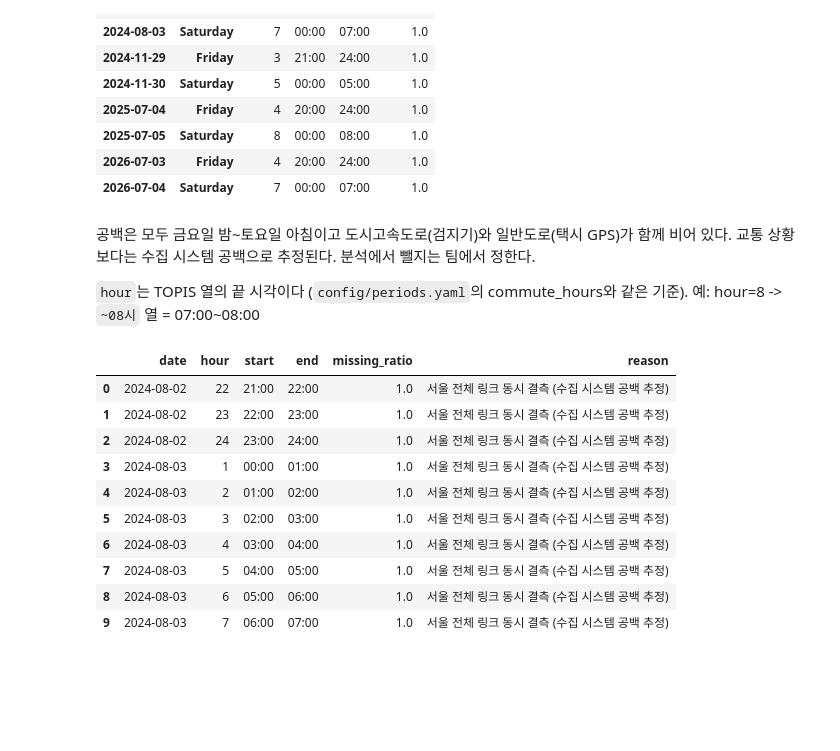
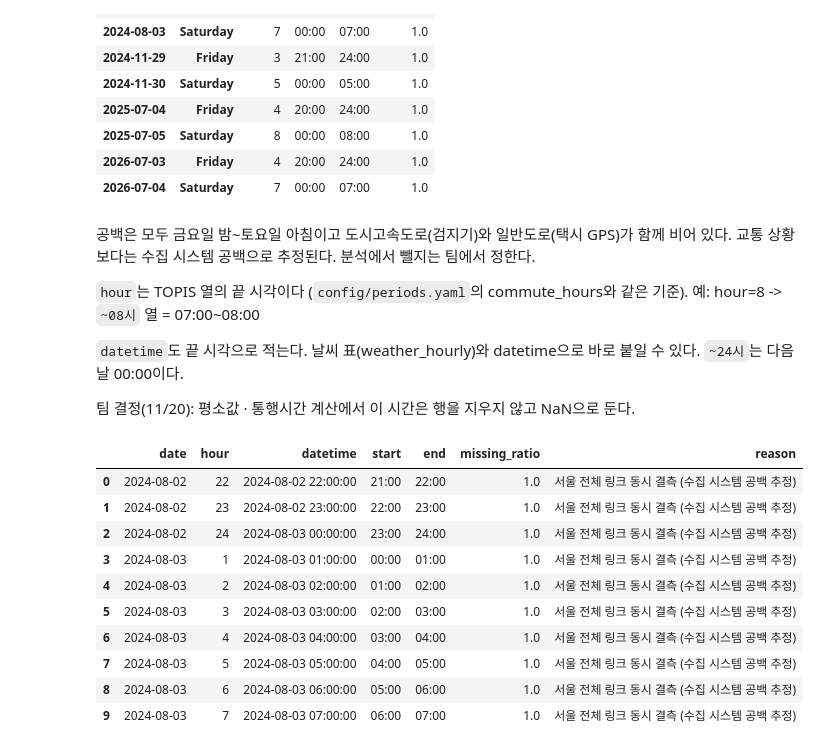
Before and after one commit to data-crawling-6/seoul-weather-traffic, a Jupyter notebook: notebooks/01_A_topis_check.ipynb, the cells around one changed output. Saved outputs shown, nothing was run; the diff lists cells and outputs as text; code cells hidden in the pictures; blank space fills up the shorter version.

```diff
--- a/notebooks/01_A_topis_check.ipynb
+++ b/notebooks/01_A_topis_check.ipynb
@@ -9,21 +9,17 @@
 
 CSV는 릴리스 `topis-data-v1`에서 받아 `data/raw/topis/csv/`에 풀어 두면 된다.
 # %%
+import sys
 from pathlib import Path
+
+ROOT = Path.cwd().parent
+sys.path.insert(0, str(ROOT))
+
 import numpy as np
 import pandas as pd
+from src.io_utils import TOPIS_CSV_DIR, HOUR_COLS, read_topis
 
-ROOT = Path.cwd().parent
-CSV_DIR = ROOT / 'data' / 'raw' / 'topis' / 'csv'
-HOUR_COLS = [f'~{h:02d}시' for h in range(1, 25)]
-
-
-def load(name, **kw):
-    # 2024-02 이전 파일은 시간 열이 '08시', 2024-03부터는 '~08시' -> '~08시'로 통일
-    df = pd.read_csv(CSV_DIR / name, encoding='utf-8-sig', **kw)
-    return df.rename(columns=lambda c: '~' + c if c[:2].isdigit() and c.endswith('시') else c)
-
-
+# read_topis: 2024-02 이전 파일의 '08시' 열 이름을 '~08시'로 맞춰서 읽는다
 manifest = pd.read_csv(ROOT / 'logs' / 'topis_manifest.csv', encoding='utf-8-sig')
 print(manifest['상태'].value_counts().to_dict())
 manifest[['연월', '상태', '행수', '링크수', '날짜수', '결측률', '메모']]
@@ -72,7 +68,7 @@ def period_speed(df, start, end, shift):
 
 rows = []
 for ym, (values, holiday) in reports.items():
-    df = load(f'topis_speed_{ym}.csv')
+    df = read_topis(ym)
     df = df[df['요일'].isin(['월', '화', '수', '목', '금']) & (df['일자'] != holiday)]
     for name, shift in [('A: 07~08시', 1), ('B: 08~09시', 0)]:
         for (p, (a, b)), rep in zip(periods.items(), values):
@@ -124,8 +120,8 @@ Name: 차이(총거리/총시간), dtype: float64
 45개월 전체에서 한 시간 동안 전체 링크의 90% 이상이 비어 있는 시간을 찾는다.
 # %%
 gaps = []
-for f in sorted(CSV_DIR.glob('topis_speed_*.csv')):
-    df = load(f.name)[['일자'] + HOUR_COLS]
+for f in sorted(TOPIS_CSV_DIR.glob('topis_speed_*.csv')):
+    df = read_topis(f)[['일자'] + HOUR_COLS]
     ratio = df[HOUR_COLS].isna().groupby(df['일자']).mean()
     hit = ratio.stack()
     hit = hit[hit >= 0.9]
@@ -157,20 +153,25 @@ gaps.groupby(['date', 'weekday']).agg(시간수=('hour', 'size'), 처음=('start
 교통 상황보다는 수집 시스템 공백으로 추정된다. 분석에서 뺄지는 팀에서 정한다.
 
 `hour`는 TOPIS 열의 끝 시각이다 (`config/periods.yaml`의 commute_hours와 같은 기준). 예: hour=8 -> `~08시` 열 = 07:00~08:00
+
+`datetime`도 끝 시각으로 적는다. 날씨 표(weather_hourly)와 datetime으로 바로 붙일 수 있다. `~24시`는 다음 날 00:00이다.
+
+팀 결정(11/20): 평소값 · 통행시간 계산에서 이 시간은 행을 지우지 않고 NaN으로 둔다.
 # %%
+gaps['datetime'] = pd.to_datetime(gaps['date']) + pd.to_timedelta(gaps['hour'], unit='h')
 gaps['reason'] = '서울 전체 링크 동시 결측 (수집 시스템 공백 추정)'
-out = gaps[['date', 'hour', 'start', 'end', 'missing_ratio', 'reason']]
+out = gaps[['date', 'hour', 'datetime', 'start', 'end', 'missing_ratio', 'reason']]
 out.to_csv(ROOT / 'config' / 'topis_gaps.csv', index=False, encoding='utf-8-sig')
 out.head(10)
 # %% [output]
-|  | date | hour | start | end | missing_ratio | reason |
-| 0 | 2024-08-02 | 22 | 21:00 | 22:00 | 1.0 | 서울 전체 링크 동시 결측 (수집 시스템 공백 추정) |
-| 1 | 2024-08-02 | 23 | 22:00 | 23:00 | 1.0 | 서울 전체 링크 동시 결측 (수집 시스템 공백 추정) |
-| 2 | 2024-08-02 | 24 | 23:00 | 24:00 | 1.0 | 서울 전체 링크 동시 결측 (수집 시스템 공백 추정) |
-| 3 | 2024-08-03 | 1 | 00:00 | 01:00 | 1.0 | 서울 전체 링크 동시 결측 (수집 시스템 공백 추정) |
-| 4 | 2024-08-03 | 2 | 01:00 | 02:00 | 1.0 | 서울 전체 링크 동시 결측 (수집 시스템 공백 추정) |
-| 5 | 2024-08-03 | 3 | 02:00 | 03:00 | 1.0 | 서울 전체 링크 동시 결측 (수집 시스템 공백 추정) |
-| 6 | 2024-08-03 | 4 | 03:00 | 04:00 | 1.0 | 서울 전체 링크 동시 결측 (수집 시스템 공백 추정) |
-| 7 | 2024-08-03 | 5 | 04:00 | 05:00 | 1.0 | 서울 전체 링크 동시 결측 (수집 시스템 공백 추정) |
-| 8 | 2024-08-03 | 6 | 05:00 | 06:00 | 1.0 | 서울 전체 링크 동시 결측 (수집 시스템 공백 추정) |
-| 9 | 2024-08-03 | 7 | 06:00 | 07:00 | 1.0 | 서울 전체 링크 동시 결측 (수집 시스템 공백 추정) |
+|  | date | hour | datetime | start | end | missing_ratio | reason |
+| 0 | 2024-08-02 | 22 | 2024-08-02 22:00:00 | 21:00 | 22:00 | 1.0 | 서울 전체 링크 동시 결측 (수집 시스템 공백 추정) |
+| 1 | 2024-08-02 | 23 | 2024-08-02 23:00:00 | 22:00 | 23:00 | 1.0 | 서울 전체 링크 동시 결측 (수집 시스템 공백 추정) |
+| 2 | 2024-08-02 | 24 | 2024-08-03 00:00:00 | 23:00 | 24:00 | 1.0 | 서울 전체 링크 동시 결측 (수집 시스템 공백 추정) |
+| 3 | 2024-08-03 | 1 | 2024-08-03 01:00:00 | 00:00 | 01:00 | 1.0 | 서울 전체 링크 동시 결측 (수집 시스템 공백 추정) |
+| 4 | 2024-08-03 | 2 | 2024-08-03 02:00:00 | 01:00 | 02:00 | 1.0 | 서울 전체 링크 동시 결측 (수집 시스템 공백 추정) |
+| 5 | 2024-08-03 | 3 | 2024-08-03 03:00:00 | 02:00 | 03:00 | 1.0 | 서울 전체 링크 동시 결측 (수집 시스템 공백 추정) |
+| 6 | 2024-08-03 | 4 | 2024-08-03 04:00:00 | 03:00 | 04:00 | 1.0 | 서울 전체 링크 동시 결측 (수집 시스템 공백 추정) |
+| 7 | 2024-08-03 | 5 | 2024-08-03 05:00:00 | 04:00 | 05:00 | 1.0 | 서울 전체 링크 동시 결측 (수집 시스템 공백 추정) |
+| 8 | 2024-08-03 | 6 | 2024-08-03 06:00:00 | 05:00 | 06:00 | 1.0 | 서울 전체 링크 동시 결측 (수집 시스템 공백 추정) |
+| 9 | 2024-08-03 | 7 | 2024-08-03 07:00:00 | 06:00 | 07:00 | 1.0 | 서울 전체 링크 동시 결측 (수집 시스템 공백 추정) |
```
Also changed, not shown: 2 other files.
